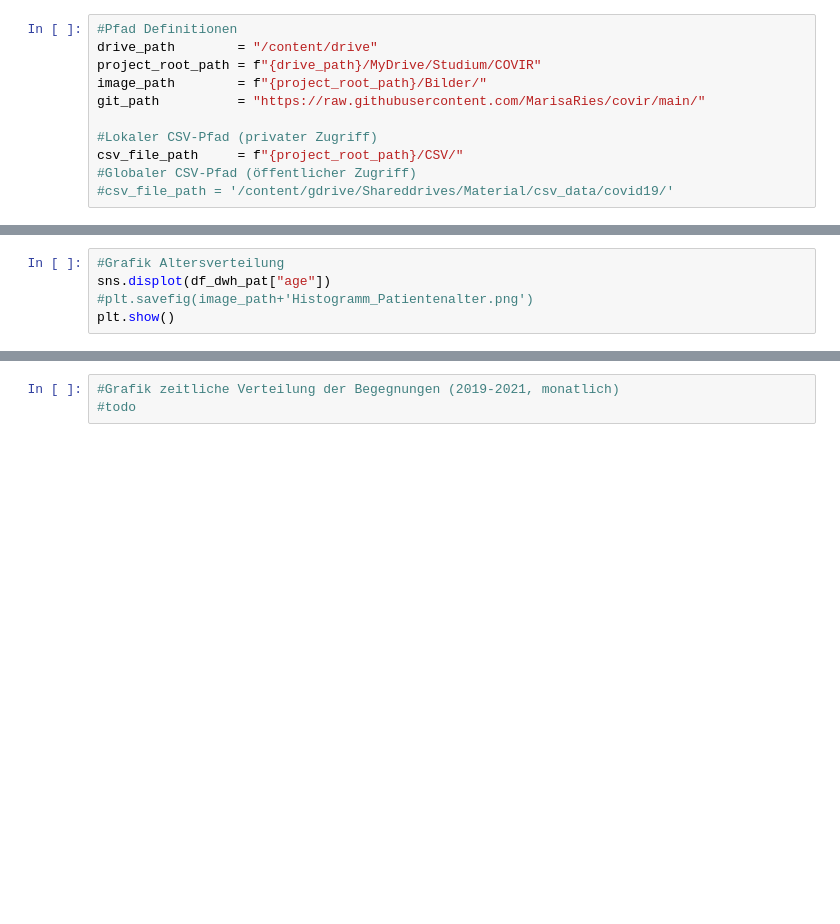
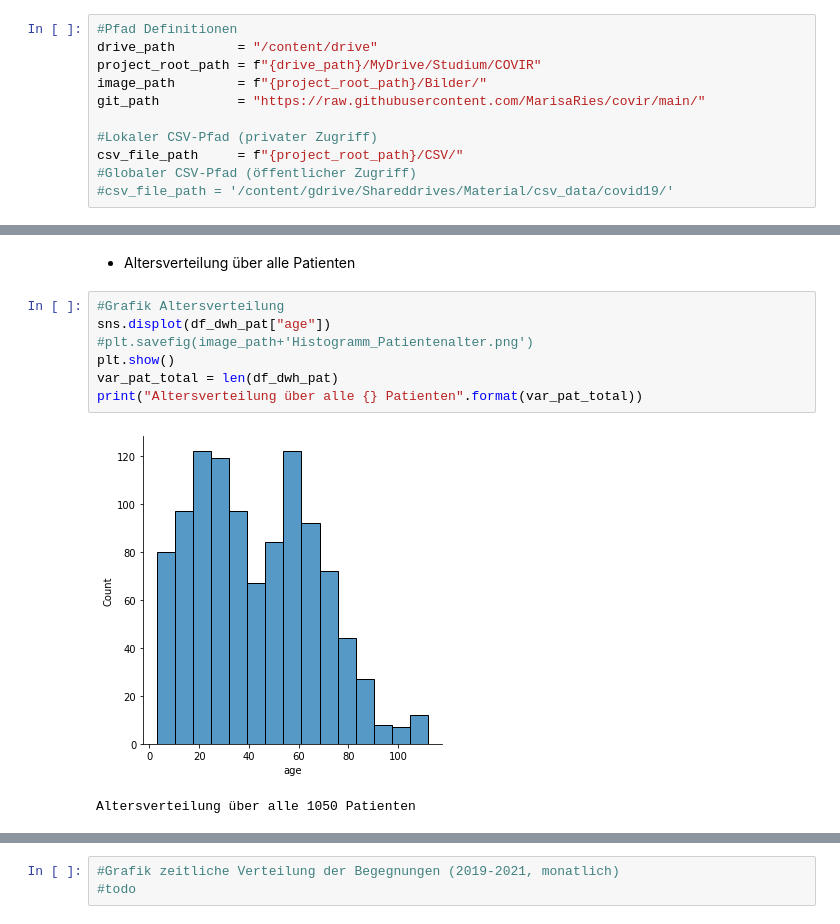
Before and after one commit to MarisaRies/covir, a Jupyter notebook: COVIR.ipynb, the cells around one changed output, grey strips where cells are left out. Saved outputs shown, nothing was run; the diff lists cells and outputs as text; blank space fills up the shorter version.

```diff
--- a/COVIR.ipynb
+++ b/COVIR.ipynb
@@ -243,5 +333,14 @@ df_dwh_pat
+# %% [markdown]
+
+
+*   Altersverteilung über alle Patienten
 # %%
 #Grafik Altersverteilung
 sns.displot(df_dwh_pat["age"])
 #plt.savefig(image_path+'Histogramm_Patientenalter.png')
 plt.show()
+var_pat_total = len(df_dwh_pat)
+print("Altersverteilung über alle {} Patienten".format(var_pat_total))
+# %% [output]
+[figure, added]
+Altersverteilung über alle 1050 Patienten
```
Also changed, not shown: parts of 38 cells of this notebook.
